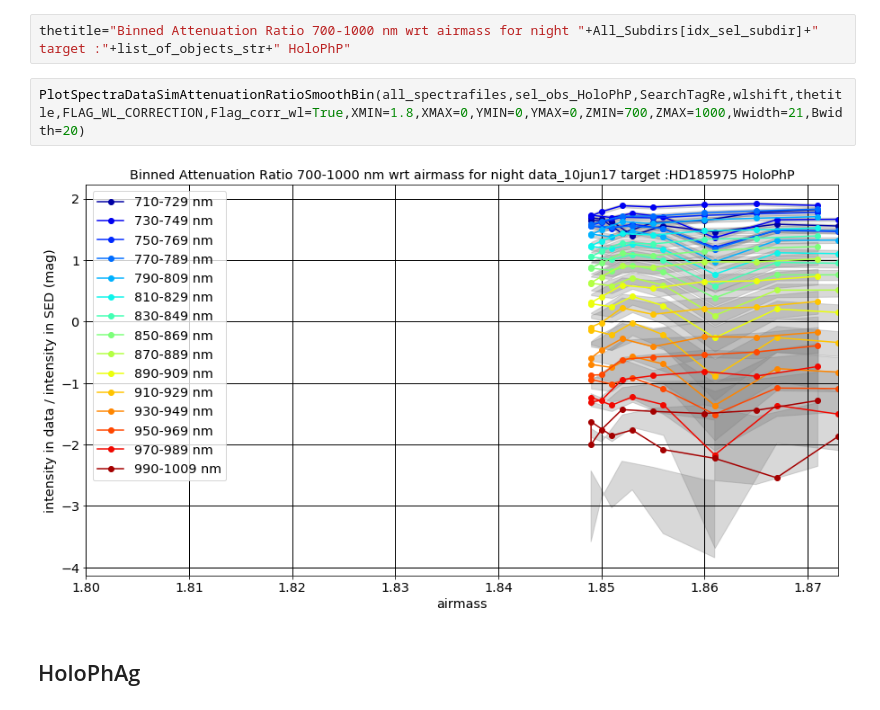
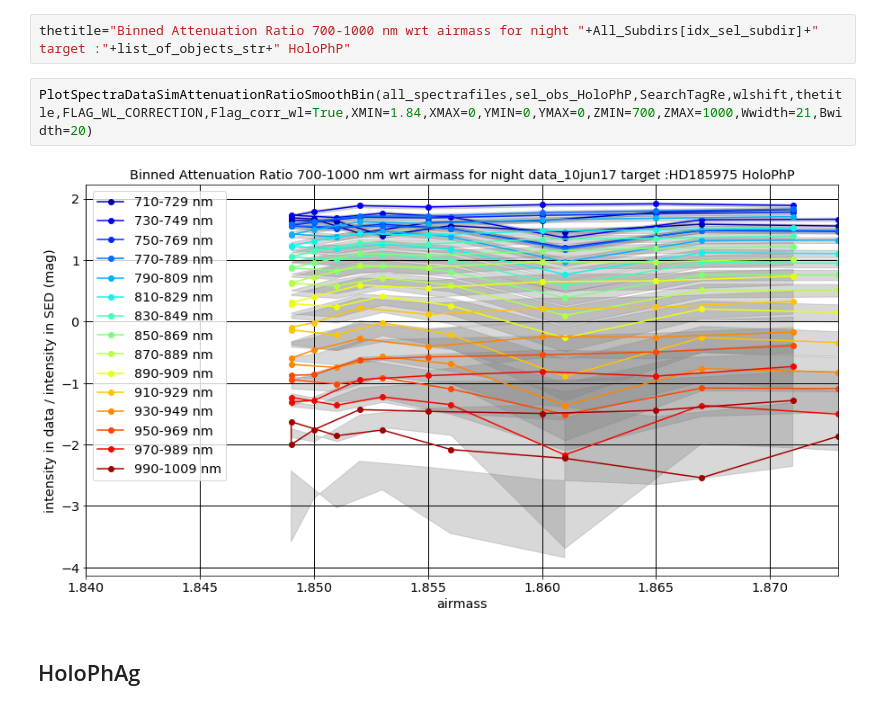
Before and after one commit to sylvielsstfr/SpectractorAnaAtm, a Jupyter notebook: ana_10jun17/HD185975/GetDisperserAttenuationRatio_smooth.ipynb, the cells around one changed output. Saved outputs shown, nothing was run; the diff lists cells and outputs as text.

```diff
--- a/ana_10jun17/HD185975/GetDisperserAttenuationRatio_smooth.ipynb
+++ b/ana_10jun17/HD185975/GetDisperserAttenuationRatio_smooth.ipynb
@@ -696,9 +697,9 @@ PlotSpectraDataSimAttenuationRatioSmoothBin(all_spectrafiles,sel_obs_HoloPhP,Sea
 # %%
 thetitle="Binned Attenuation Ratio 700-1000 nm wrt airmass for night "+All_Subdirs[idx_sel_subdir]+" target :"+list_of_objects_str+" HoloPhP"
 # %%
-PlotSpectraDataSimAttenuationRatioSmoothBin(all_spectrafiles,sel_obs_HoloPhP,SearchTagRe,wlshift,thetitle,FLAG_WL_CORRECTION,Flag_corr_wl=True,XMIN=1.8,XMAX=0,YMIN=0,YMAX=0,ZMIN=700,ZMAX=1000,Wwidth=21,Bwidth=20)
+PlotSpectraDataSimAttenuationRatioSmoothBin(all_spectrafiles,sel_obs_HoloPhP,SearchTagRe,wlshift,thetitle,FLAG_WL_CORRECTION,Flag_corr_wl=True,XMIN=1.84,XMAX=0,YMIN=0,YMAX=0,ZMIN=700,ZMAX=1000,Wwidth=21,Bwidth=20)
 # %% [output]
-[figure, old version]
+[figure, new version]
 # %% [markdown]
 ## HoloPhAg
 # %%
```
Also changed, not shown: parts of 17 cells of this notebook, 4 other files.
